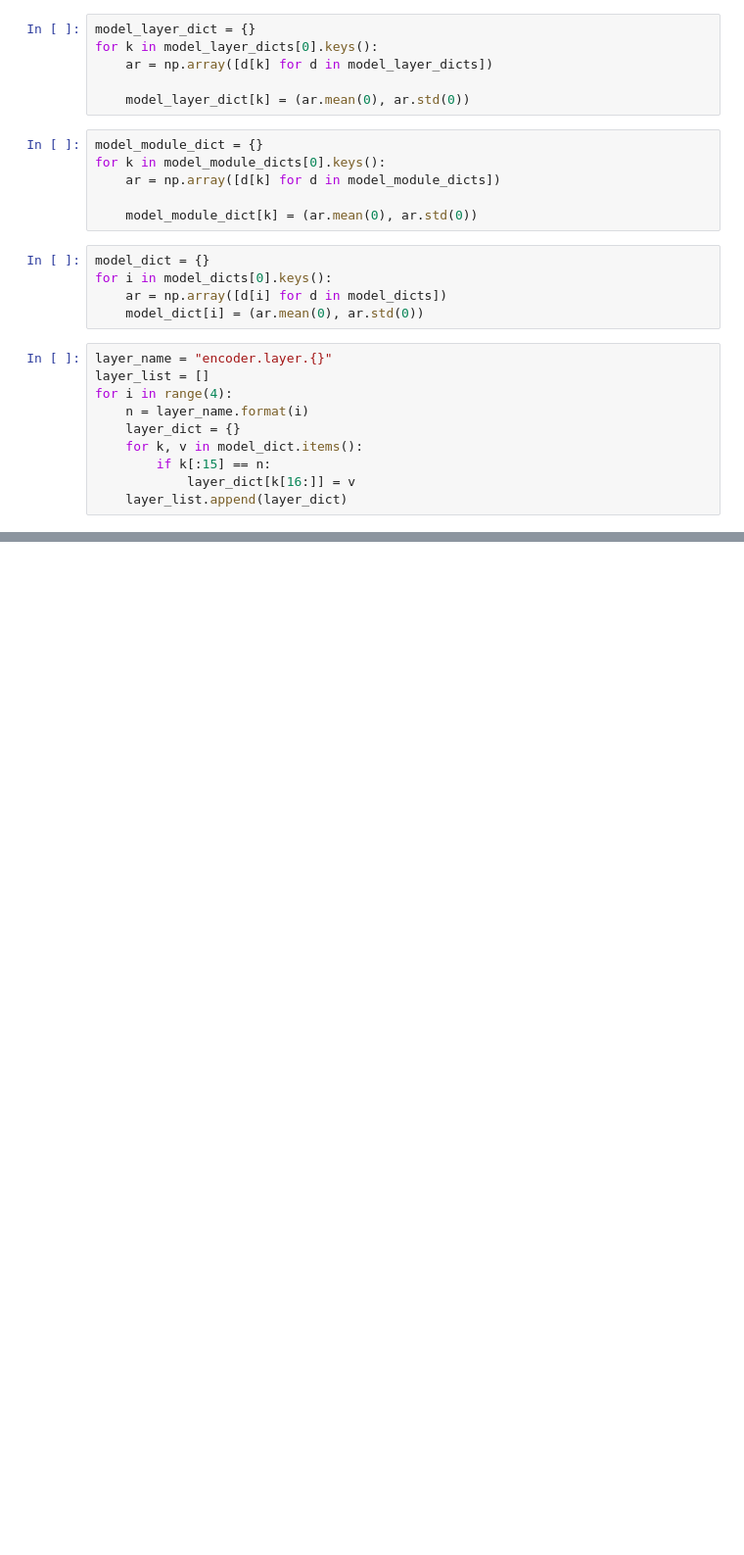
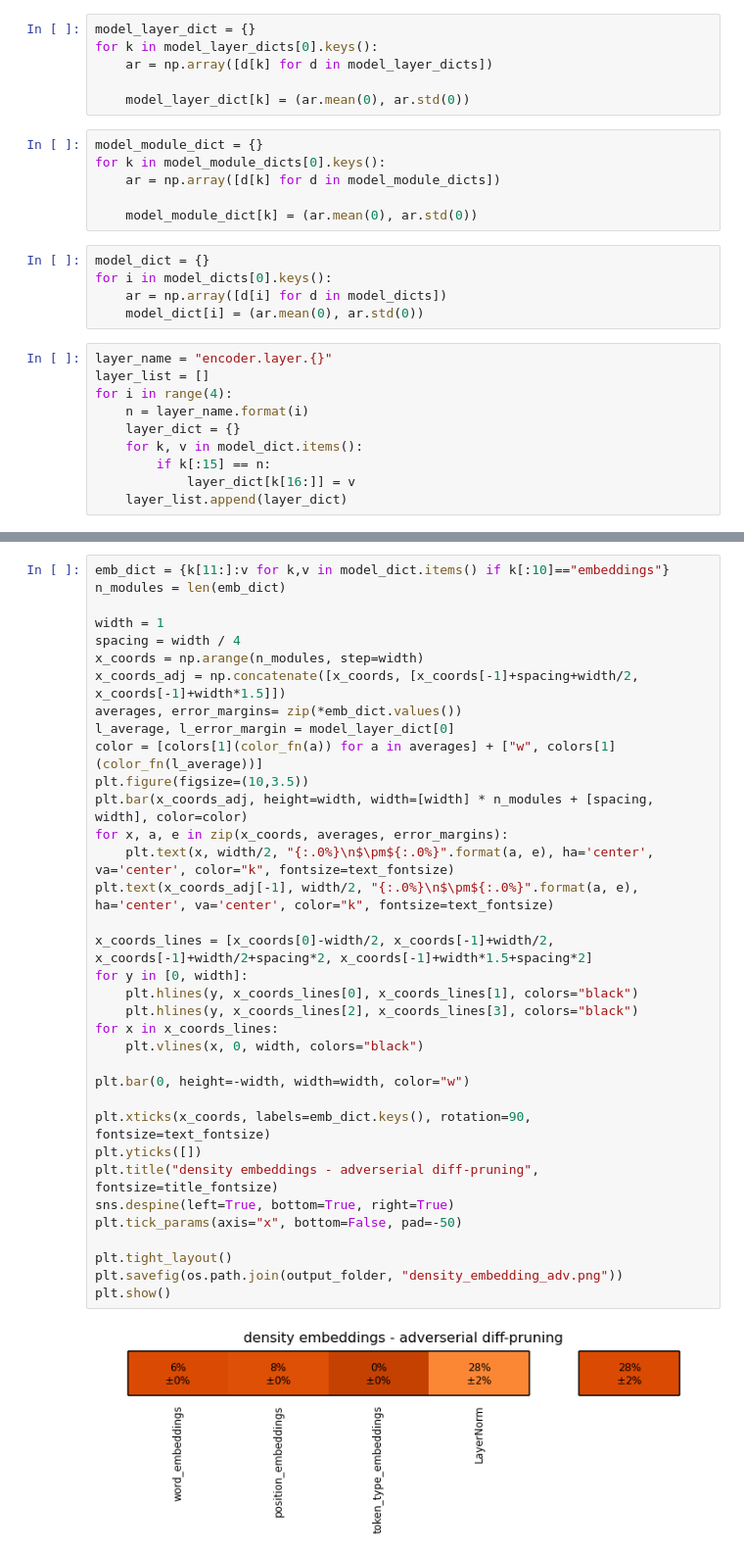
Before and after one commit to sirluk/sparse_transformers, a Jupyter notebook: analysis/analyze_sparsity.ipynb, the cells around one changed output, grey strips where cells are left out. Shown at 98% size. Cells and saved outputs as stored; diff of their text form; blank space fills up the shorter version.

```diff
--- a/analysis/analyze_sparsity.ipynb
+++ b/analysis/analyze_sparsity.ipynb
@@ -231,0 +378,37 @@ plt.show()
+# %%
+emb_dict = {k[11:]:v for k,v in model_dict.items() if k[:10]=="embeddings"}
+n_modules = len(emb_dict)
+
+width = 1
+spacing = width / 4
+x_coords = np.arange(n_modules, step=width)
+x_coords_adj = np.concatenate([x_coords, [x_coords[-1]+spacing+width/2, x_coords[-1]+width*1.5]])
+averages, error_margins= zip(*emb_dict.values())
+l_average, l_error_margin = model_layer_dict[0]
+color = [colors[1](color_fn(a)) for a in averages] + ["w", colors[1](color_fn(l_average))]
+plt.figure(figsize=(10,3.5))
+plt.bar(x_coords_adj, height=width, width=[width] * n_modules + [spacing, width], color=color)
+for x, a, e in zip(x_coords, averages, error_margins):
+    plt.text(x, width/2, "{:.0%}\n$\pm${:.0%}".format(a, e), ha='center', va='center', color="k", fontsize=text_fontsize)
+plt.text(x_coords_adj[-1], width/2, "{:.0%}\n$\pm${:.0%}".format(a, e), ha='center', va='center', color="k", fontsize=text_fontsize)
+
+x_coords_lines = [x_coords[0]-width/2, x_coords[-1]+width/2, x_coords[-1]+width/2+spacing*2, x_coords[-1]+width*1.5+spacing*2]
+for y in [0, width]:
+    plt.hlines(y, x_coords_lines[0], x_coords_lines[1], colors="black")
+    plt.hlines(y, x_coords_lines[2], x_coords_lines[3], colors="black")
+for x in x_coords_lines:
+    plt.vlines(x, 0, width, colors="black")
+
+plt.bar(0, height=-width, width=width, color="w")
+
+plt.xticks(x_coords, labels=emb_dict.keys(), rotation=90, fontsize=text_fontsize)
+plt.yticks([])
+plt.title("density embeddings - adverserial diff-pruning", fontsize=title_fontsize)
+sns.despine(left=True, bottom=True, right=True)
+plt.tick_params(axis="x", bottom=False, pad=-50)
+
+plt.tight_layout()
+plt.savefig(os.path.join(output_folder, "density_embedding_adv.png"))
+plt.show()
+# %% [output]
+[figure, added]
```
Also changed, not shown: parts of 10 cells of this notebook.
